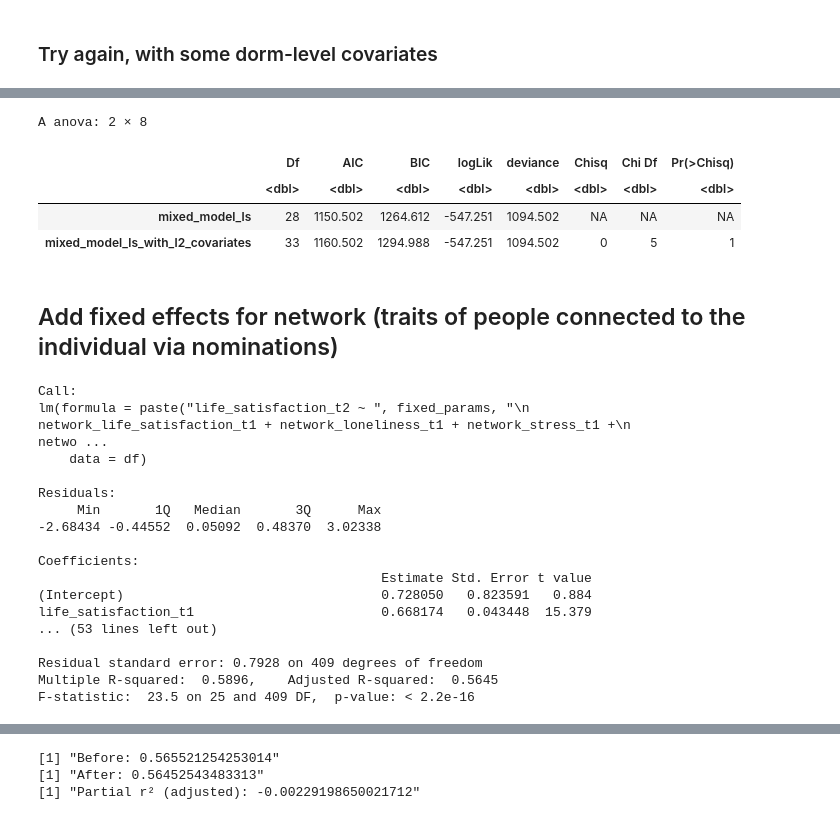
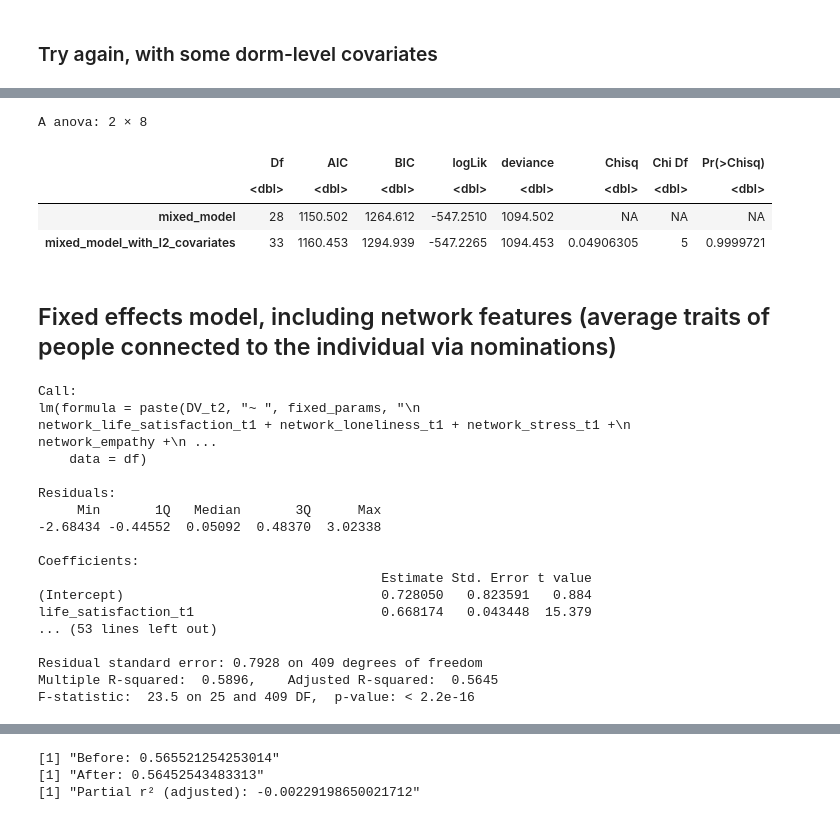
Before and after one commit to snlstanford/Communities-Project, a Jupyter notebook: analysis/2019/Analysis - R - does your dorm matter? (2019).ipynb, the cells around one changed output, grey strips where cells are left out. Saved outputs shown, nothing was run; the diff lists cells and outputs as text; code cells hidden in the pictures.

Commit message:
Update dorm analysis

```diff
--- a/analysis/2019/Analysis - R - does your dorm matter? (2019).ipynb
+++ b/analysis/2019/Analysis - R - does your dorm matter? (2019).ipynb
@@ -468,0 +257,3 @@ print(paste("Partial r² (adjusted):", (r2 - r1) / (1 - r1)))
+# %%
+fixed_model = lm(as.formula(paste(DV_t2, '~', fixed_params)), df)
+summary(fixed_model)
@@ -469,7 +338,7 @@ print(paste("Partial r² (adjusted):", (r2 - r1) / (1 - r1)))
 # %% [markdown]
 ### Examine residuals by dorm. If there is a sigificant dorm-wide effect, we should see some clear boxes that are above and below zero. (Spoiler alert: we don't)
 # %%
-df$residuals = fixed_model_ls$residuals
+df$residuals = fixed_model$residuals
 # %%
 ggplot(data=df, mapping=aes(dorm, residuals)) +
   geom_boxplot(aes(color=dorm)) + coord_flip()
@@ -478,8 +347,8 @@ ggplot(data=df, mapping=aes(dorm, residuals)) +
 # %% [markdown]
 ## Add random effect for dorm, see if significant variance is attributable to dorm membership
 # %%
-mixed_model_ls = lmer(as.formula(paste('life_satisfaction_t2 ~', fixed_params, "+ (1|dorm)")), df)
-summary(mixed_model_ls)
+mixed_model = lmer(as.formula(paste(DV_t2, '~', fixed_params, "+ (1|dorm)")), df)
+summary(mixed_model)
 # %% [output]
 boundary (singular) fit: see ?isSingular
 
@@ -507,11 +376,11 @@ boundary (singular) fit: see ?isSingular
 # %% [markdown]
 ### Try again, with some dorm-level covariates
 # %%
-mixed_model_ls_with_l2_covariates = lmer(as.formula(paste(
-    'life_satisfaction_t2 ~', fixed_params,
-    "+ (1 + BFI_E + life_satisfaction_t1|dorm)")),
+mixed_model_with_l2_covariates = lmer(as.formula(paste(
+    DV_t2, '~', fixed_params,
+    "+ (1 + dorm_BFI_E + dorm_life_satisfaction_t1|dorm)")),
     df)
-summary(mixed_model_ls_with_l2_covariates)
+summary(mixed_model_with_l2_covariates)
 # %% [output]
 boundary (singular) fit: see ?isSingular
 
@@ -539,24 +417,24 @@ boundary (singular) fit: see ?isSingular
 # %%
-anova(mixed_model_ls, mixed_model_ls_with_l2_covariates, refit=FALSE)
+anova(mixed_model, mixed_model_with_l2_covariates, refit=FALSE)
 # %% [output]
 A anova: 2 × 8
 |  | Df | AIC | BIC | logLik | deviance | Chisq | Chi Df | Pr(>Chisq) |
 |  | <dbl> | <dbl> | <dbl> | <dbl> | <dbl> | <dbl> | <dbl> | <dbl> |
-| mixed_model_ls | 28 | 1150.502 | 1264.612 | -547.251 | 1094.502 | NA | NA | NA |
-| mixed_model_ls_with_l2_covariates | 33 | 1160.502 | 1294.988 | -547.251 | 1094.502 | 0 | 5 | 1 |
+| mixed_model | 28 | 1150.502 | 1264.612 | -547.2510 | 1094.502 | NA | NA | NA |
+| mixed_model_with_l2_covariates | 33 | 1160.453 | 1294.939 | -547.2265 | 1094.453 | 0.04906305 | 5 | 0.9999721 |
 # %% [markdown]
-## Add fixed effects for network (traits of people connected to the individual via nominations)
+## Fixed effects model, including network features (average traits of people connected to the individual via nominations)
 # %%
-network_model_ls = lm(paste("life_satisfaction_t2 ~ ", fixed_params, "
+network_model = lm(paste(DV_t2, "~ ", fixed_params, "
                             network_life_satisfaction_t1 + network_loneliness_t1 + network_stress_t1 +
                             network_empathy +
                             network_BFI_E + network_BFI_O + network_BFI_C + network_BFI_A + network_BFI_N +
                             network_intl_student + log10(network_family_income)"),
                           df)
-summary(network_model_ls)
+summary(network_model)
 # %% [output]
 Call:
-lm(formula = paste("life_satisfaction_t2 ~ ", fixed_params, "\n                            network_life_satisfaction_t1 + network_loneliness_t1 + network_stress_t1 +\n                            netwo ...
+lm(formula = paste(DV_t2, "~ ", fixed_params, "\n                            network_life_satisfaction_t1 + network_loneliness_t1 + network_stress_t1 +\n                            network_empathy +\n ...
     data = df)
 
 Residuals:
```
Also changed, not shown: parts of 48 cells of this notebook.
